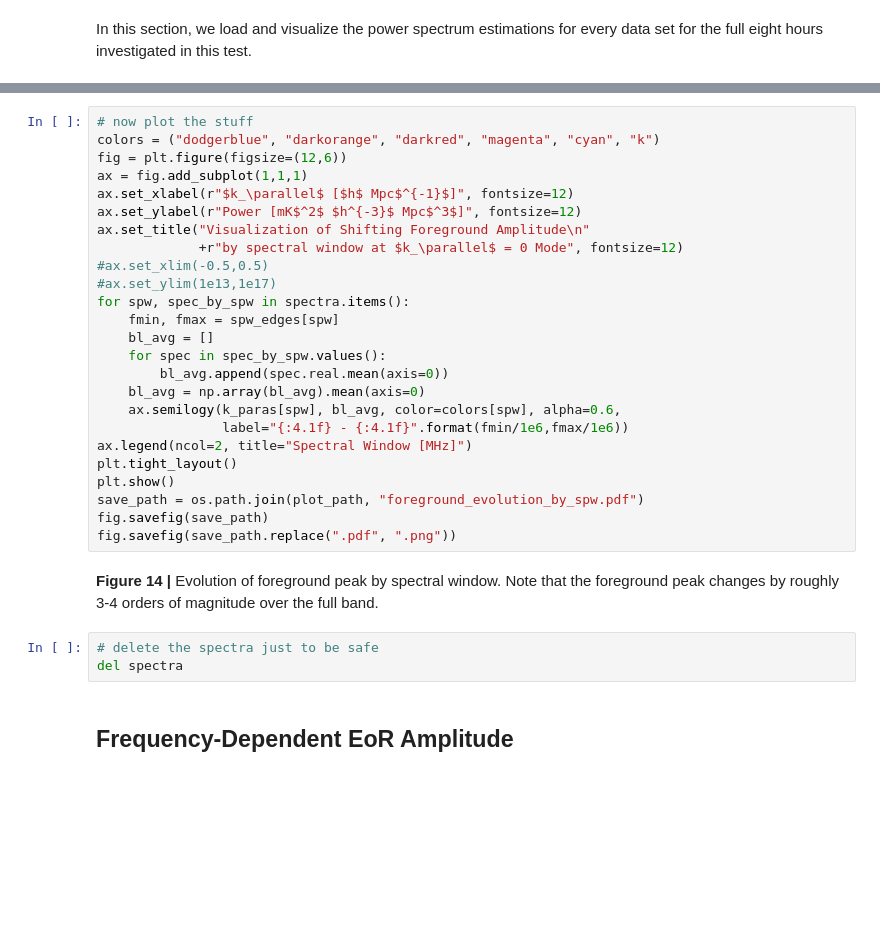
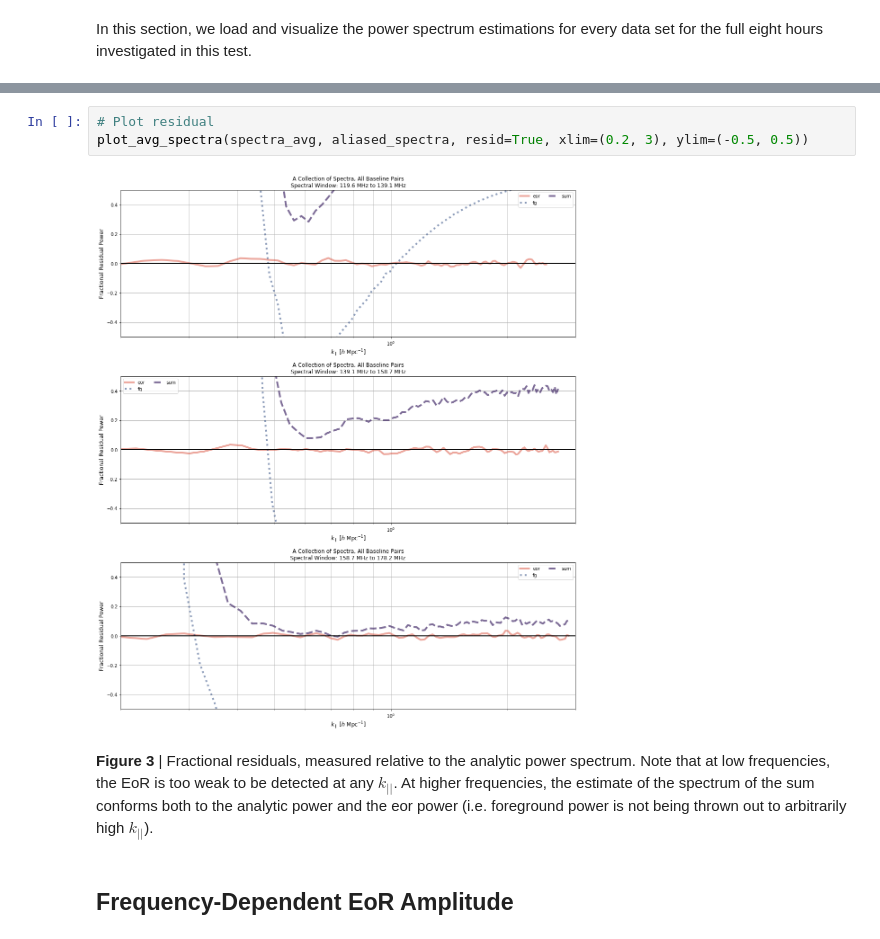
Before and after one commit to HERA-Team/hera-validation, a Jupyter notebook: test-series/1/test-1.1.0.ipynb, the cells around one changed output, grey strips where cells are left out. Drawn from its saved outputs; the diff is of its cells as text; blank space fills up the shorter version.

```diff
--- a/test-series/1/test-1.1.0.ipynb
+++ b/test-series/1/test-1.1.0.ipynb
@@ -1142,33 +574,10 @@ for spec_by_spw in spectra.values():
-# %%
-# now plot the stuff
-colors = ("dodgerblue", "darkorange", "darkred", "magenta", "cyan", "k")
-fig = plt.figure(figsize=(12,6))
-ax = fig.add_subplot(1,1,1)
-ax.set_xlabel(r"$k_\parallel$ [$h$ Mpc$^{-1}$]", fontsize=12)
-ax.set_ylabel(r"Power [mK$^2$ $h^{-3}$ Mpc$^3$]", fontsize=12)
-ax.set_title("Visualization of Shifting Foreground Amplitude\n"
-             +r"by spectral window at $k_\parallel$ = 0 Mode", fontsize=12)
-#ax.set_xlim(-0.5,0.5)
-#ax.set_ylim(1e13,1e17)
-for spw, spec_by_spw in spectra.items():
-    fmin, fmax = spw_edges[spw]
-    bl_avg = []
-    for spec in spec_by_spw.values():
-        bl_avg.append(spec.real.mean(axis=0))
-    bl_avg = np.array(bl_avg).mean(axis=0)
-    ax.semilogy(k_paras[spw], bl_avg, color=colors[spw], alpha=0.6,
-                label="{:4.1f} - {:4.1f}".format(fmin/1e6,fmax/1e6))
-ax.legend(ncol=2, title="Spectral Window [MHz]")
-plt.tight_layout()
-plt.show()
-save_path = os.path.join(plot_path, "foreground_evolution_by_spw.pdf")
-fig.savefig(save_path)
-fig.savefig(save_path.replace(".pdf", ".png"))
-# %% [markdown]
-**Figure 14 |** Evolution of foreground peak by spectral window. Note that the foreground peak changes by roughly 3-4 orders of magnitude over the full band.
-# %%
-# delete the spectra just to be safe
-del spectra
+# %%
+# Plot residual
+plot_avg_spectra(spectra_avg, aliased_spectra, resid=True, xlim=(0.2, 3), ylim=(-0.5, 0.5))
+# %% [output]
+[figure, added]
+# %% [markdown]
+**Figure 3** | Fractional residuals, measured relative to the analytic power spectrum. Note that at low frequencies, the EoR is too weak to be detected at any $k_{||}$. At higher frequencies, the estimate of the spectrum of the sum conforms both to the analytic power and the eor power (i.e. foreground power is not being thrown out to arbitrarily high $k_{||}$).
 # %% [markdown]
 ## Frequency-Dependent EoR Amplitude
 # %% [markdown]
```
Also changed, not shown: parts of 120 cells of this notebook, 1 other file.
